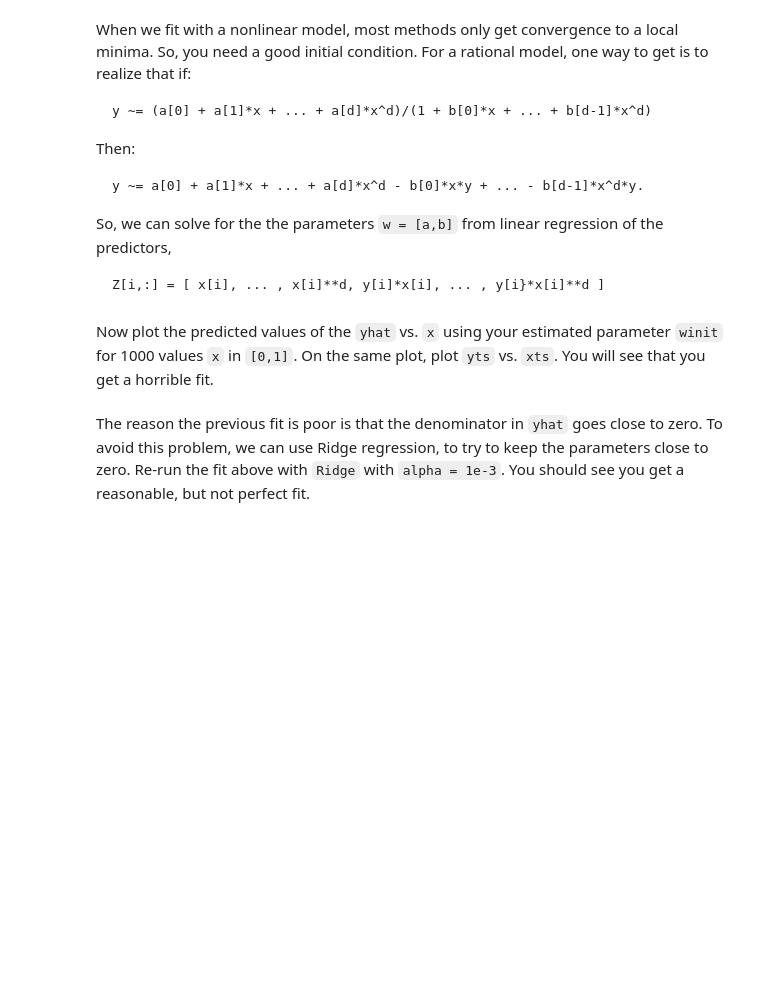
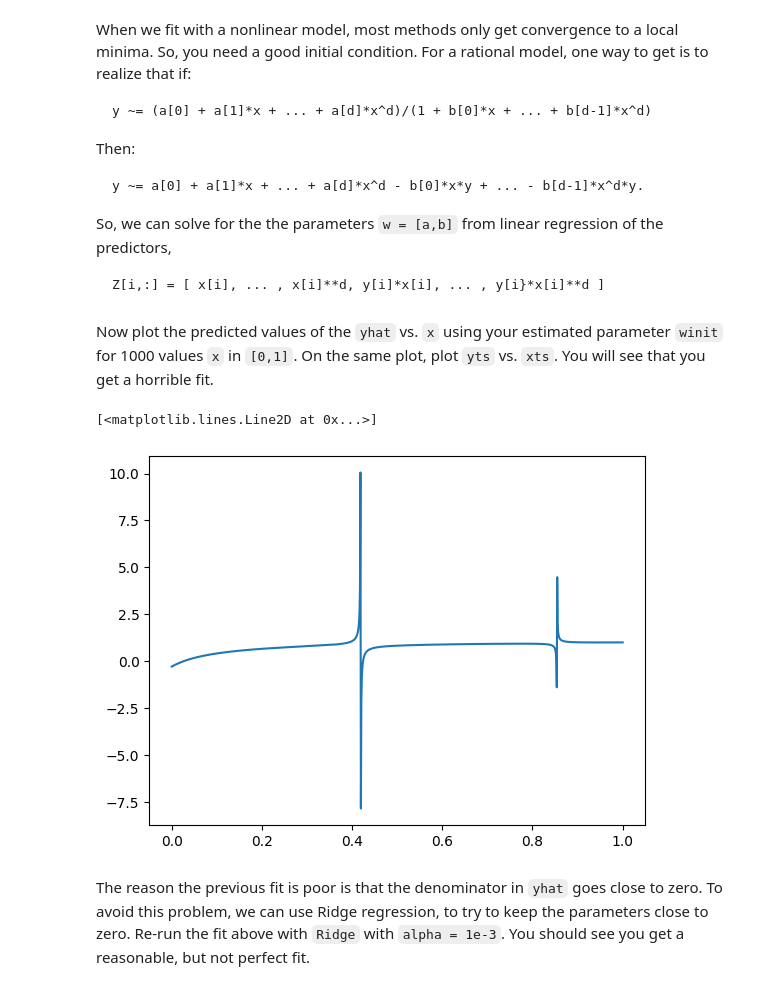
Before and after one commit to MYRONZHWENG/introml, a Jupyter notebook: unit07_optim/lab_nlls_partial.ipynb, the cells around one changed output. Drawn from its saved outputs; the diff is of its cells as text; code cells hidden in the pictures; blank space fills up the shorter version.

```diff
--- a/unit07_optim/lab_nlls_partial.ipynb
+++ b/unit07_optim/lab_nlls_partial.ipynb
@@ -75,4 +90,4 @@ Split the data `(x,yn)` into training and test.  Let `xtr,ytr` be training data
 from sklearn.model_selection import train_test_split
 
 # TODO
-# xtr, xts, ytr, yts = ...
+xtr, xts, ytr, yts = train_test_split(x, yn, test_size=0.33)
@@ -86,0 +102,5 @@ with `d=3`.  The model parameters are `w = [a[0],...,a[d],b[0],...,b[d-1]]` so t
+# %%
+xtr = xtr.to_numpy()
+ytr = ytr.to_numpy()
+xts = xts.to_numpy()
+yts = yts.to_numpy()
@@ -91,12 +113,12 @@ def predict(w,x):
     d = (len(w)-1)//2
 
     # TODO.  Extract a and b from w
-    # a = ...
-    # b = ...
+    a = w[:d+1]
+    b = w[d+1:]
 
     # TODO.  Compute yhat.  You may use the np.polyval function
     # But, remember you must flip the order the a and b
-    # yhat = ...
+    yhat = (a[0] + np.sum(a[1:] * x[:,None]**np.arange(1,d+1), axis=1))/(1 + np.sum(b * x[:,None]**np.arange(1,d+1), axis=1))
     return yhat
 # %% [markdown]
 When we fit with a nonlinear model, most methods only get convergence to a local minima.  So, you need a good initial condition.  For a rational model, one way to get is to realize that if:
@@ -115,12 +137,16 @@ So, we can solve for the the parameters `w = [a,b]` from linear regression of th
 d = 3
 
 # TODO.  Create the transformed feature matrix
-# Z = ...
+XZ = xtr[:,None]**np.arange(1,d+1)
+Z = np.hstack((XZ, XZ * ytr[:,None]))
 
 # TODO.  Fit with parameters with linear regression
-# regr = LinearRegression()
-# regr.fit(...)
+regr = LinearRegression(fit_intercept=True)
+regr.fit(Z,ytr)
 
 # TODO
 # Extract the parameters from regr.coef_ and regr.intercept_ and store the parameter vector in winit
-# winit = ...
+a_0 = regr.intercept_
+a_coef = regr.coef_[0:d]
+b_coef = -regr.coef_[d:]
+winit = np.hstack((a_0, a_coef, b_coef))
@@ -128,9 +160,12 @@ d = 3
 Now plot the predicted values of the `yhat` vs. `x` using your estimated parameter `winit` for 1000 values `x` in `[0,1]`.  On the same plot, plot `yts` vs. `xts`.  You will see that you get a horrible fit.
 # %%
 # TODO
-# xp = ...
-# yhat = ...
-# plot(...)
+xp = np.linspace(0,1,1000)
+yhat = predict(winit, xp)
+plt.plot(xp,yhat)
+# %% [output]
+[<matplotlib.lines.Line2D at 0x...>]
+[figure, added]
 # %% [markdown]
 The reason the previous fit is poor is that the denominator in `yhat` goes close to zero.   To avoid this problem, we can use Ridge regression, to try to keep the parameters close to zero.  Re-run the fit above with `Ridge` with `alpha = 1e-3`. You should see you get a reasonable, but not perfect fit.
 # %%
```
Also changed, not shown: parts of 32 cells of this notebook, 2 other files.
